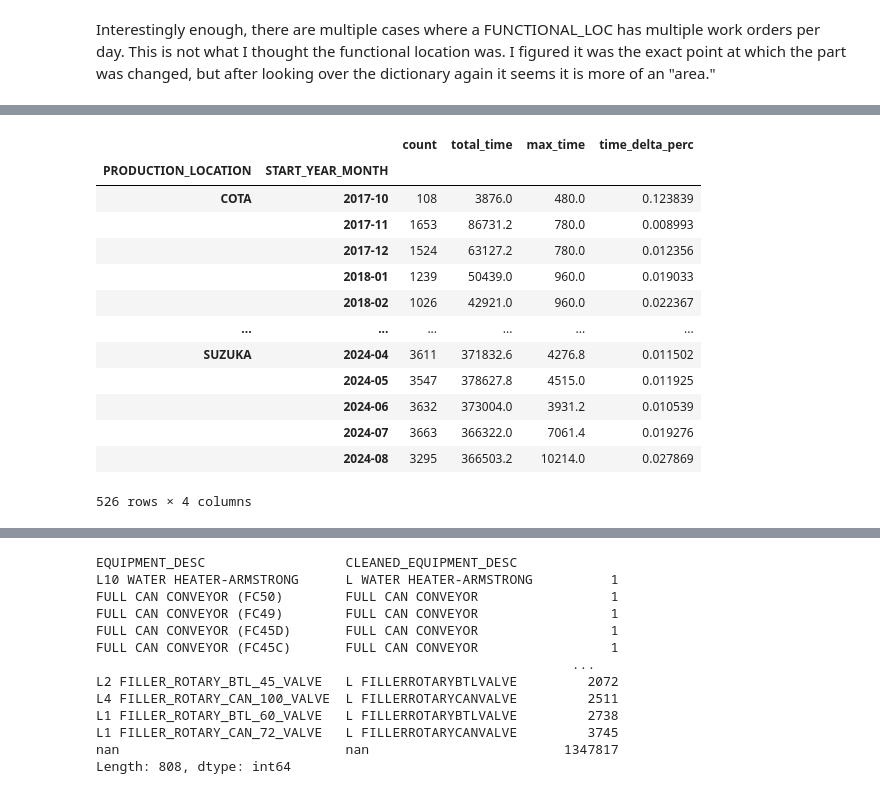
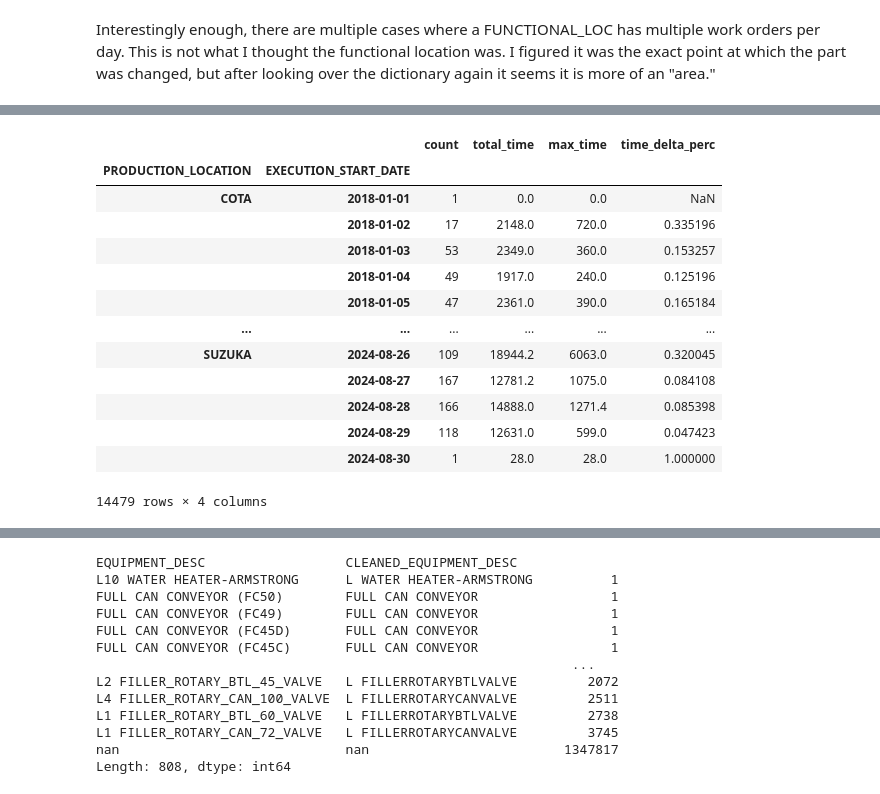
Before and after one commit to griffin-brown-95/GLB-Capstone-2, a Jupyter notebook: eda.ipynb, the cells around one changed output, grey strips where cells are left out. Cells and saved outputs as stored; diff of their text form; code cells hidden in the pictures.

```diff
--- a/eda.ipynb
+++ b/eda.ipynb
@@ -45,6 +49,0 @@ print(df.head())
-# %%
-# for local file
-
-df = pd.read_csv('IWC_Work_Orders_Extract.csv', low_memory=False)
-
-df.head()
@@ -360,8 +332,8 @@ df_2018 = df[df['YEAR'] >= 2018]
 # %% [markdown]
 Let's do a check by hour to see what the distribution looks like.
 # %%
-df['hour_start'] = df['ACTUAL_START_TIME'].dt.hour
-count_by_hour_type = df.groupby(['hour_start','MAINTENANCE_ACTIVITY_TYPE']).size().unstack()
+df_2018['hour_start'] = df_2018['ACTUAL_START_TIME'].dt.hour
+count_by_hour_type = df_2018.groupby(['hour_start','MAINTENANCE_ACTIVITY_TYPE']).size().unstack()
 
 plt.figure(figsize=(10,6))
 count_by_hour_type.plot(kind='line')
@@ -645,28 +624,28 @@ Interestingly enough, there are multiple cases where a FUNCTIONAL_LOC has multip
 # %%
-jobs_by_plant = df.groupby(['PRODUCTION_LOCATION', 'START_YEAR_MONTH']).agg(
+jobs_by_plant = df_2018.groupby(['PRODUCTION_LOCATION', 'EXECUTION_START_DATE']).agg(
     count=('START_YEAR_MONTH', 'size'),
     total_time=('ACTUAL_WORK_IN_MINUTES', 'sum'),
     max_time=('ACTUAL_WORK_IN_MINUTES', 'max')
 )
 
 jobs_by_plant['time_delta_perc'] = jobs_by_plant['max_time']/jobs_by_plant['total_time']
 
 jobs_by_plant
 # %% [output]
 |  |  | count | total_time | max_time | time_delta_perc |
-| PRODUCTION_LOCATION | START_YEAR_MONTH |  |  |  |  |
-| COTA | 2017-10 | 108 | 3876.0 | 480.0 | 0.123839 |
-|  | 2017-11 | 1653 | 86731.2 | 780.0 | 0.008993 |
-|  | 2017-12 | 1524 | 63127.2 | 780.0 | 0.012356 |
-|  | 2018-01 | 1239 | 50439.0 | 960.0 | 0.019033 |
-|  | 2018-02 | 1026 | 42921.0 | 960.0 | 0.022367 |
+| PRODUCTION_LOCATION | EXECUTION_START_DATE |  |  |  |  |
+| COTA | 2018-01-01 | 1 | 0.0 | 0.0 | NaN |
+|  | 2018-01-02 | 17 | 2148.0 | 720.0 | 0.335196 |
+|  | 2018-01-03 | 53 | 2349.0 | 360.0 | 0.153257 |
+|  | 2018-01-04 | 49 | 1917.0 | 240.0 | 0.125196 |
+|  | 2018-01-05 | 47 | 2361.0 | 390.0 | 0.165184 |
 | ... | ... | ... | ... | ... | ... |
-| SUZUKA | 2024-04 | 3611 | 371832.6 | 4276.8 | 0.011502 |
-|  | 2024-05 | 3547 | 378627.8 | 4515.0 | 0.011925 |
-|  | 2024-06 | 3632 | 373004.0 | 3931.2 | 0.010539 |
-|  | 2024-07 | 3663 | 366322.0 | 7061.4 | 0.019276 |
-|  | 2024-08 | 3295 | 366503.2 | 10214.0 | 0.027869 |
+| SUZUKA | 2024-08-26 | 109 | 18944.2 | 6063.0 | 0.320045 |
+|  | 2024-08-27 | 167 | 12781.2 | 1075.0 | 0.084108 |
+|  | 2024-08-28 | 166 | 14888.0 | 1271.4 | 0.085398 |
+|  | 2024-08-29 | 118 | 12631.0 | 599.0 | 0.047423 |
+|  | 2024-08-30 | 1 | 28.0 | 28.0 | 1.000000 |
-526 rows × 4 columns
+14479 rows × 4 columns
 # %%
 production_locations = jobs_by_plant.index.get_level_values('PRODUCTION_LOCATION').unique()
 
```
Also changed, not shown: parts of 63 cells of this notebook.
